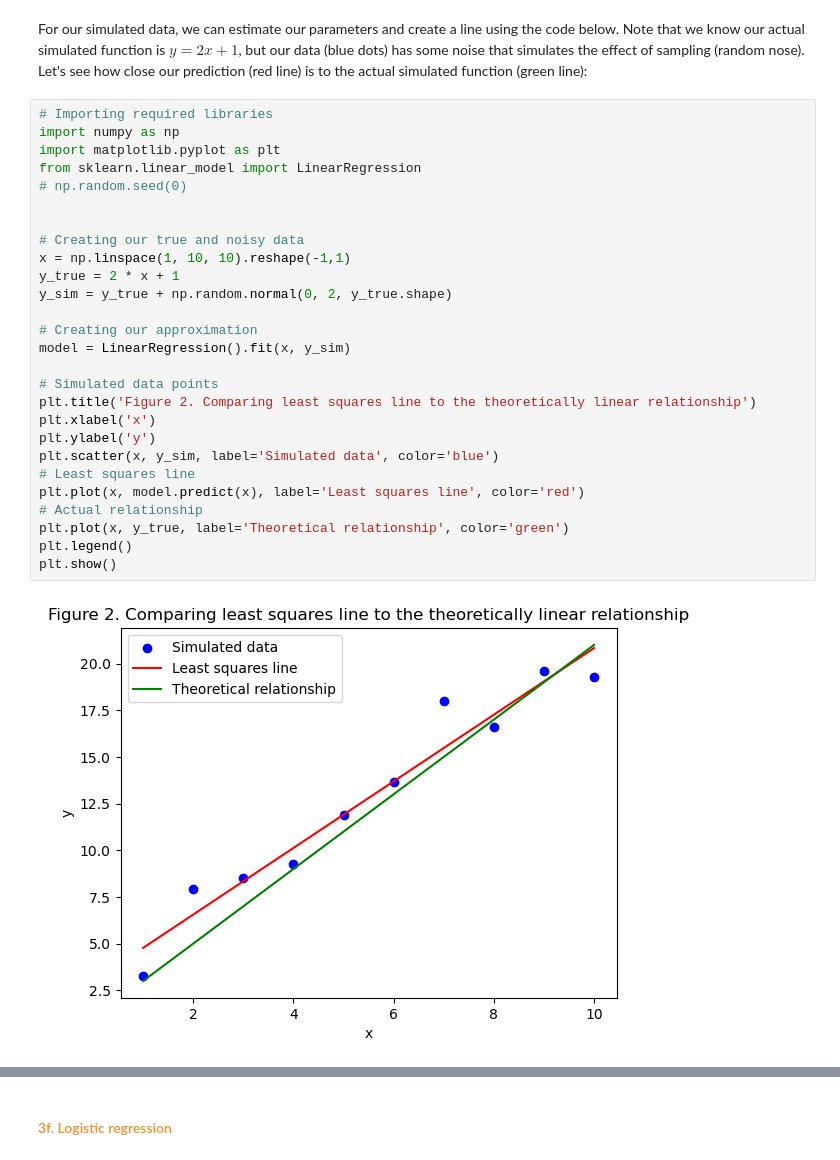
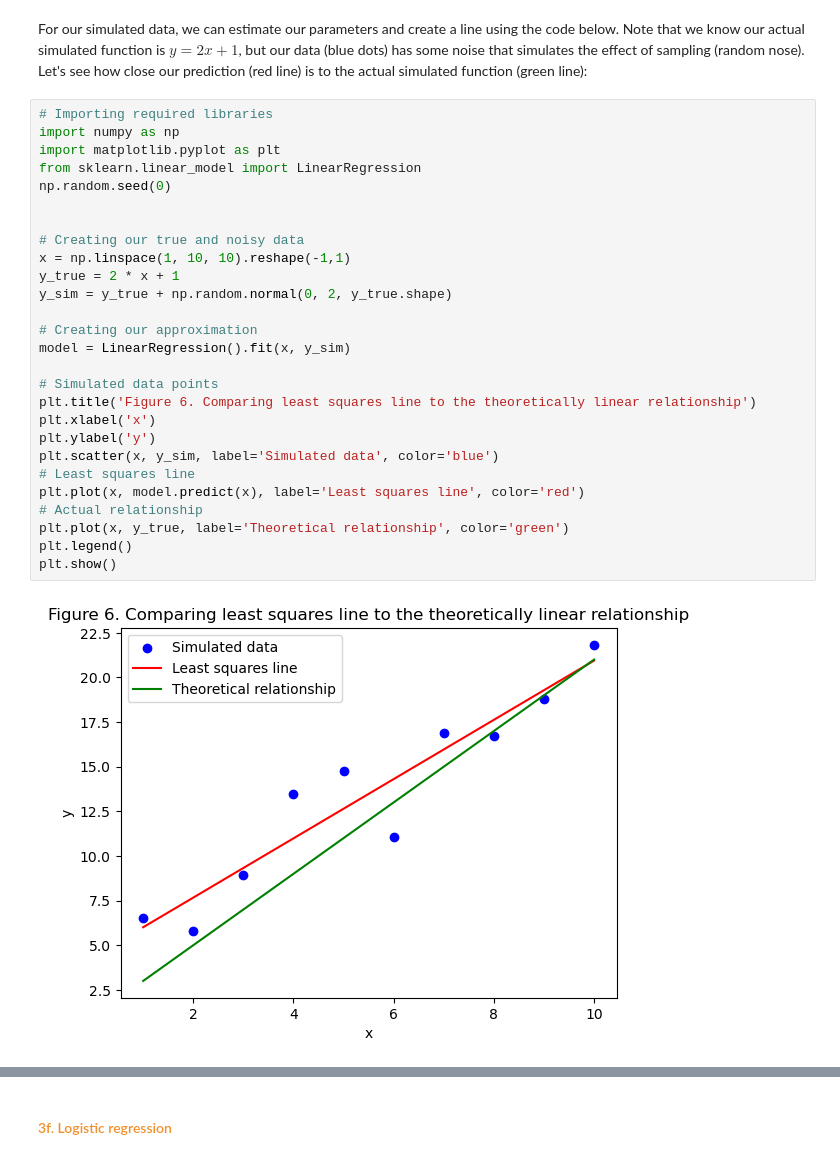
Before and after one commit to MonashAIM/onboarding-resources, a Jupyter notebook: Notebook 1 - Machine Learning.ipynb, the cells around one changed output, grey strips where cells are left out. Saved outputs shown, nothing was run; the diff lists cells and outputs as text.

```diff
--- a/Notebook 1 - Machine Learning.ipynb
+++ b/Notebook 1 - Machine Learning.ipynb
@@ -508,32 +558,32 @@ For our simulated data, we can estimate our parameters and create a line using t
 # %%
 # Importing required libraries
 import numpy as np
 import matplotlib.pyplot as plt
 from sklearn.linear_model import LinearRegression
-# np.random.seed(0)
+np.random.seed(0)
 
 
 # Creating our true and noisy data
 x = np.linspace(1, 10, 10).reshape(-1,1)
 y_true = 2 * x + 1
 y_sim = y_true + np.random.normal(0, 2, y_true.shape)
 
 # Creating our approximation
 model = LinearRegression().fit(x, y_sim)
 
 # Simulated data points
-plt.title('Figure 2. Comparing least squares line to the theoretically linear relationship')
+plt.title('Figure 6. Comparing least squares line to the theoretically linear relationship')
 plt.xlabel('x')
 plt.ylabel('y')
 plt.scatter(x, y_sim, label='Simulated data', color='blue')
 # Least squares line
 plt.plot(x, model.predict(x), label='Least squares line', color='red')
 # Actual relationship
 plt.plot(x, y_true, label='Theoretical relationship', color='green')
 plt.legend()
 plt.show()
 # %% [output]
-[figure, old version]
+[figure, new version]
 # %% [markdown]
 <h4> <span style="color: #f28f2c;"> 3d (ii) Increasing dimensionality; Multiple Linear Regression </span> </h4>
 
```
Also changed, not shown: parts of 32 cells of this notebook, 2 other files.
